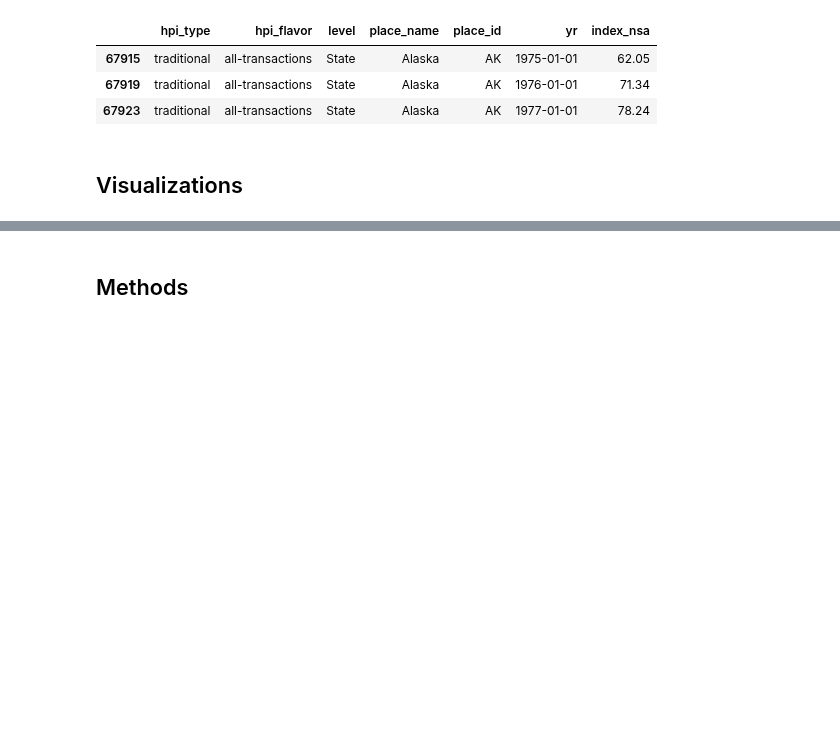
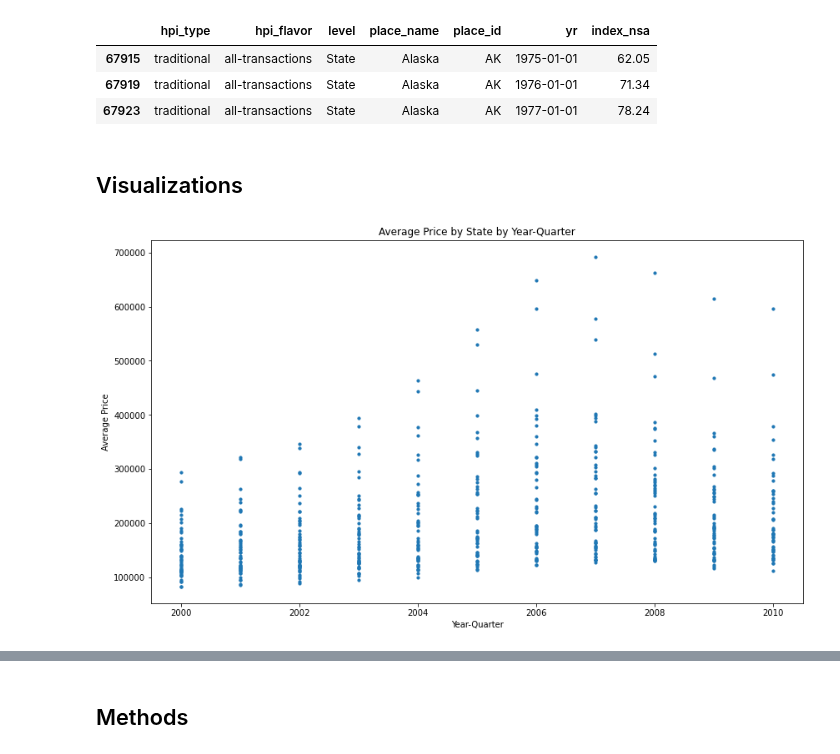
Before and after one commit to joshgreenert/Python-Projects, a Jupyter notebook: Applied Data Science/Project_1_Housing_Market_Predictions/PR 1 Milestone 2 GreenertJ.ipynb, the cells around one changed output, grey strips where cells are left out. Drawn from its saved outputs; the diff is of its cells as text; code cells hidden in the pictures; blank space fills up the shorter version.

```diff
--- a/Applied Data Science/Project_1_Housing_Market_Predictions/PR 1 Milestone 2 GreenertJ.ipynb
+++ b/Applied Data Science/Project_1_Housing_Market_Predictions/PR 1 Milestone 2 GreenertJ.ipynb
@@ -108,3 +102,15 @@ df_hpi.head(3)
 | 67923 | traditional | all-transactions | State | Alaska | AK | 1977-01-01 | 78.24 |
 # %% [markdown]
 ## Visualizations
+# %%
+# Create some visualizations with state stats dataframe.
+import matplotlib.pyplot as plt
+
+plt.figure(figsize=(14, 8))
+plt.scatter(df_state_stats['Year-Quarter'], df_state_stats['Average Price'], s=10)
+plt.xlabel('Year-Quarter')
+plt.ylabel('Average Price')
+plt.title('Average Price by State by Year-Quarter')
+plt.show()
+# %% [output]
+[figure, added]
```
Also changed, not shown: parts of 7 cells of this notebook.
